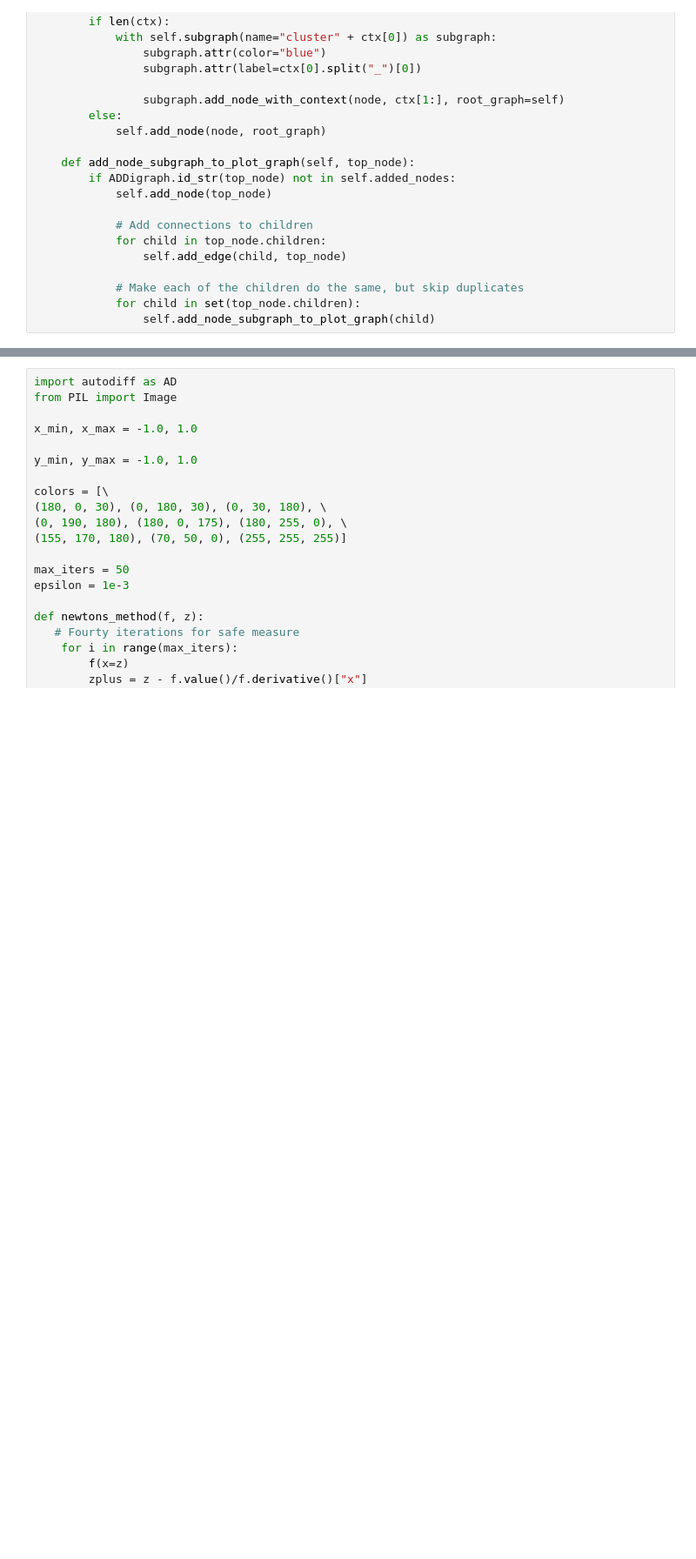
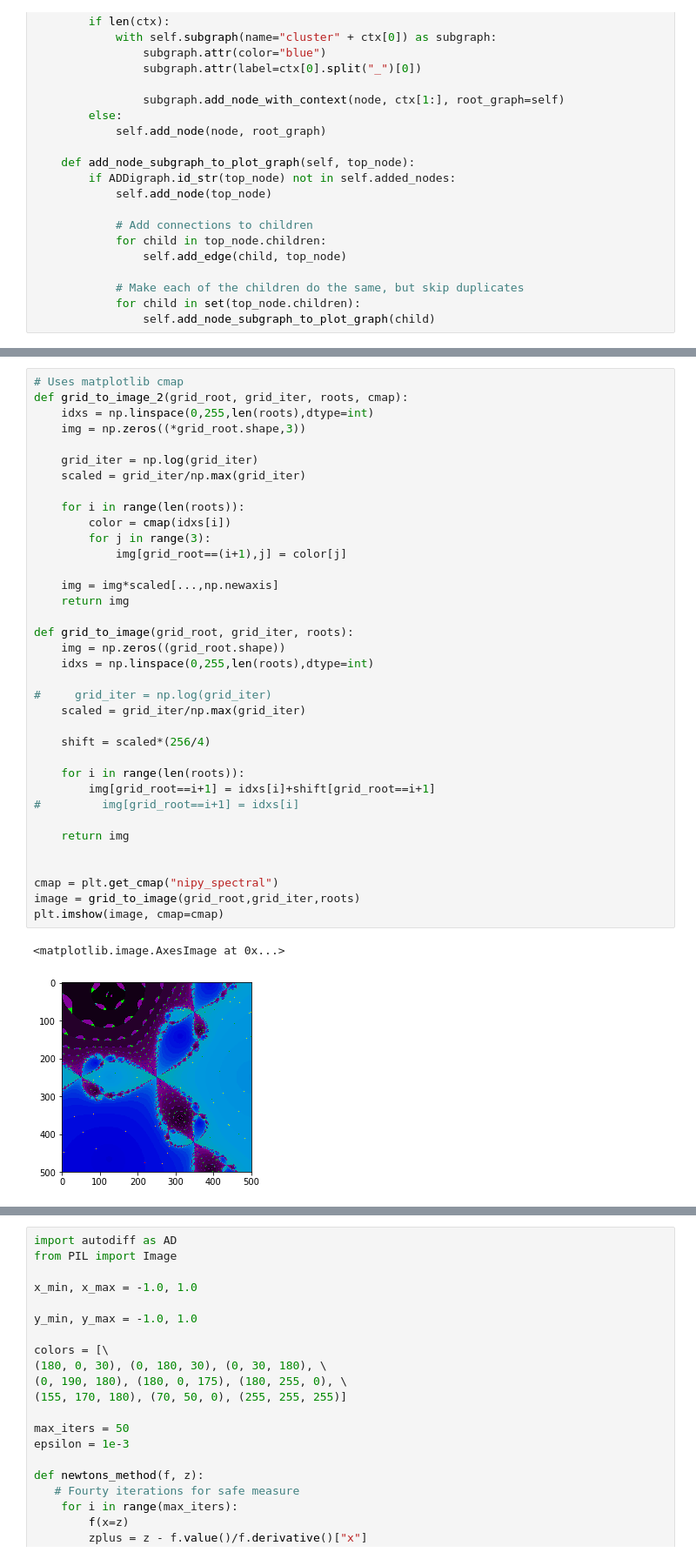
Before and after one commit to teamjel/cs207-FinalProject, a Jupyter notebook: test.ipynb, the cells around one changed output, grey strips where cells are left out. Shown at 87% size. Cells and saved outputs as stored; diff of their text form; blank space fills up the shorter version.

```diff
--- a/test.ipynb
+++ b/test.ipynb
@@ -89,0 +158,39 @@ graph
+# %%
+# Uses matplotlib cmap
+def grid_to_image_2(grid_root, grid_iter, roots, cmap):
+    idxs = np.linspace(0,255,len(roots),dtype=int)
+    img = np.zeros((*grid_root.shape,3))
+
+    grid_iter = np.log(grid_iter)
+    scaled = grid_iter/np.max(grid_iter)
+
+    for i in range(len(roots)):
+        color = cmap(idxs[i])
+        for j in range(3):
+            img[grid_root==(i+1),j] = color[j]
+
+    img = img*scaled[...,np.newaxis]
+    return img
+
+def grid_to_image(grid_root, grid_iter, roots):
+    img = np.zeros((grid_root.shape))
+    idxs = np.linspace(0,255,len(roots),dtype=int)
+
+#     grid_iter = np.log(grid_iter)
+    scaled = grid_iter/np.max(grid_iter)
+
+    shift = scaled*(256/4)
+
+    for i in range(len(roots)):
+        img[grid_root==i+1] = idxs[i]+shift[grid_root==i+1]
+#         img[grid_root==i+1] = idxs[i]
+
+    return img
+
+
+cmap = plt.get_cmap("nipy_spectral")
+image = grid_to_image(grid_root,grid_iter,roots)
+plt.imshow(image, cmap=cmap)
+# %% [output]
+<matplotlib.image.AxesImage at 0x...>
+[figure, added]
```
Also changed, not shown: parts of 10 cells of this notebook, 1 other file.
